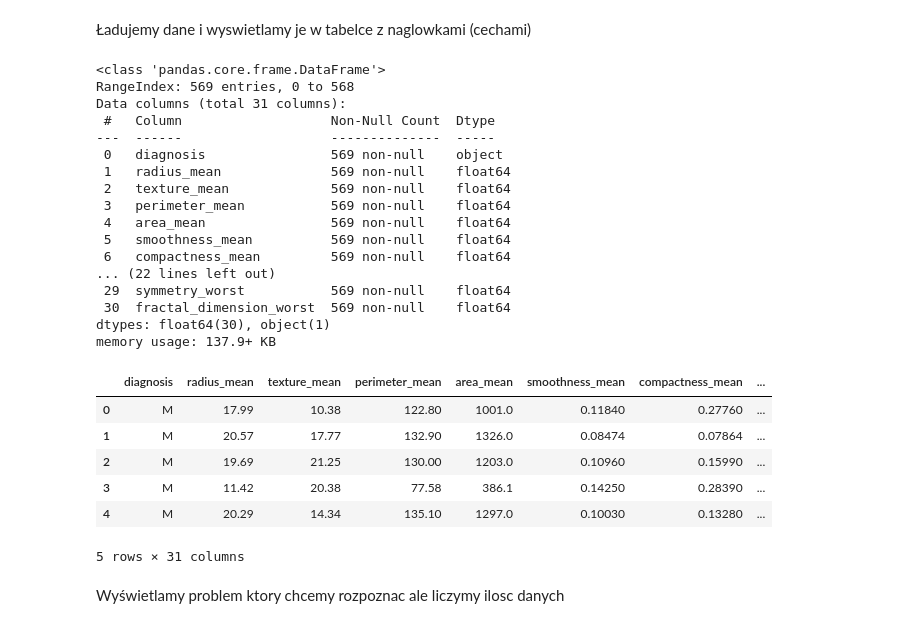
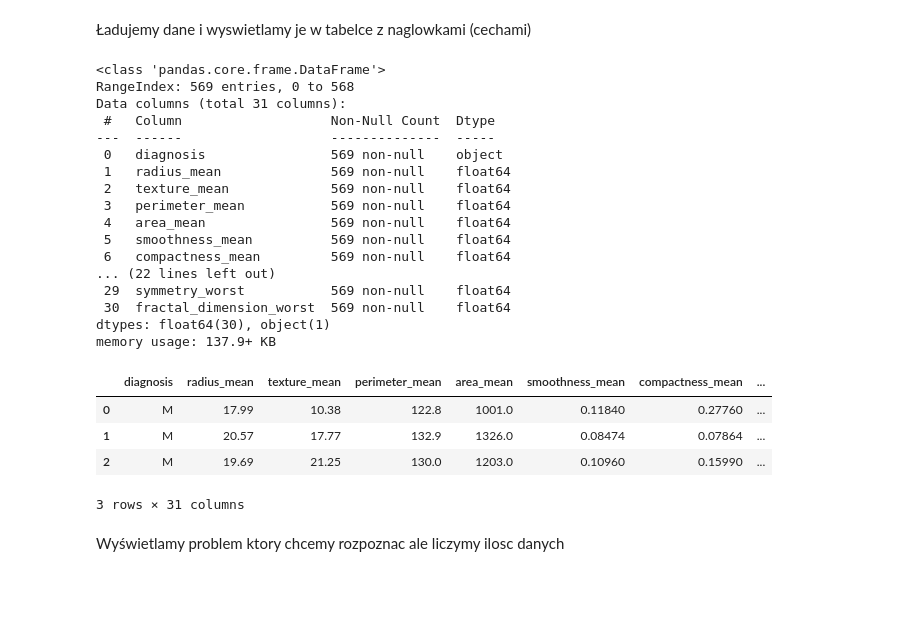
Before and after one commit to a4bee/lab--AI-ML--szkolenie--olson, a Jupyter notebook: TK_ZADANIA/ZD_2.ipynb, the cells around one changed output. Cells and saved outputs as stored; diff of their text form; code cells hidden in the pictures; blank space fills up the shorter version.

```diff
--- a/TK_ZADANIA/ZD_2.ipynb
+++ b/TK_ZADANIA/ZD_2.ipynb
@@ -15,35 +16,33 @@ import numpy as np
 # %%
 data = pd.read_csv("../Datasets/breast-cancer.csv")
 data = data.drop('id',axis=1)
 data.info()
-data.head()
+data.head(3)
 
 # drop the id column
 # %% [output]
 <class 'pandas.core.frame.DataFrame'>
 RangeIndex: 569 entries, 0 to 568
 Data columns (total 31 columns):
  #   Column                   Non-Null Count  Dtype
 ---  ------                   --------------  -----
  0   diagnosis                569 non-null    object
  1   radius_mean              569 non-null    float64
  2   texture_mean             569 non-null    float64
  3   perimeter_mean           569 non-null    float64
  4   area_mean                569 non-null    float64
  5   smoothness_mean          569 non-null    float64
  6   compactness_mean         569 non-null    float64
 ... (22 lines left out)
  29  symmetry_worst           569 non-null    float64
  30  fractal_dimension_worst  569 non-null    float64
 dtypes: float64(30), object(1)
 memory usage: 137.9+ KB
 |  | diagnosis | radius_mean | texture_mean | perimeter_mean | area_mean | smoothness_mean | compactness_mean | ... |
-| 0 | M | 17.99 | 10.38 | 122.80 | 1001.0 | 0.11840 | 0.27760 | ... |
-| 1 | M | 20.57 | 17.77 | 132.90 | 1326.0 | 0.08474 | 0.07864 | ... |
-| 2 | M | 19.69 | 21.25 | 130.00 | 1203.0 | 0.10960 | 0.15990 | ... |
-| 3 | M | 11.42 | 20.38 | 77.58 | 386.1 | 0.14250 | 0.28390 | ... |
-| 4 | M | 20.29 | 14.34 | 135.10 | 1297.0 | 0.10030 | 0.13280 | ... |
+| 0 | M | 17.99 | 10.38 | 122.8 | 1001.0 | 0.11840 | 0.27760 | ... |
+| 1 | M | 20.57 | 17.77 | 132.9 | 1326.0 | 0.08474 | 0.07864 | ... |
+| 2 | M | 19.69 | 21.25 | 130.0 | 1203.0 | 0.10960 | 0.15990 | ... |
-5 rows × 31 columns
+3 rows × 31 columns
 # %% [markdown]
 Wyświetlamy problem ktory chcemy rozpoznac ale liczymy ilosc danych
 # %%
```
Also changed, not shown: parts of 22 cells of this notebook.
